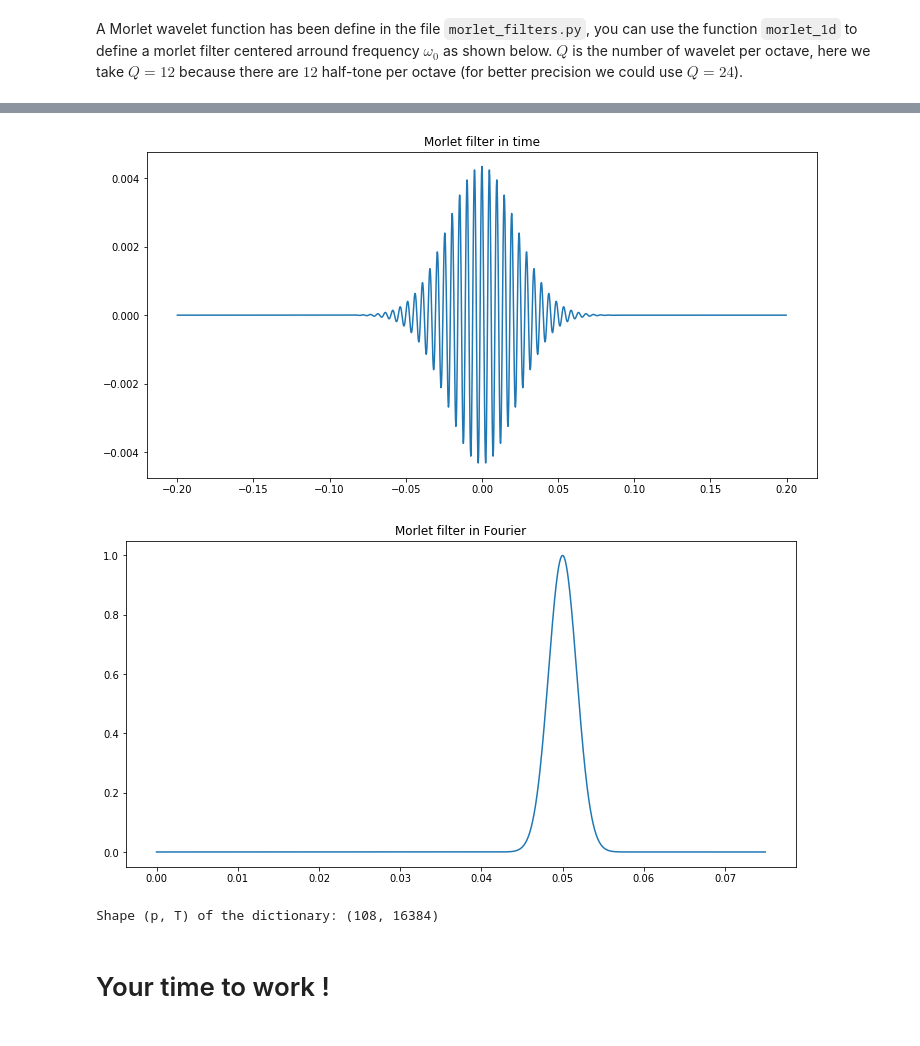
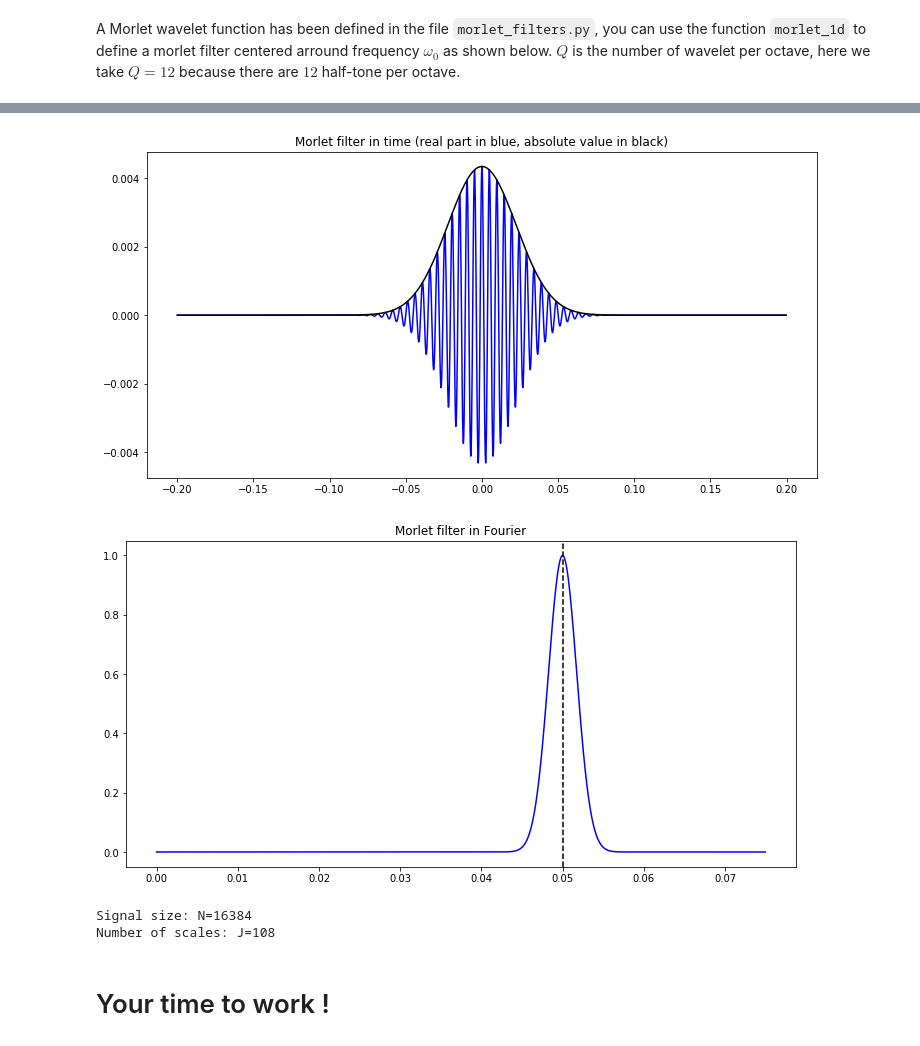
Before and after one commit to gsprochette/TD_gradient_descent_dictionary, a Jupyter notebook: gradient_descent_dictionary.ipynb, the cells around one changed output, grey strips where cells are left out. Cells and saved outputs as stored; diff of their text form; code cells hidden in the pictures.

```diff
--- a/gradient_descent_dictionary.ipynb
+++ b/gradient_descent_dictionary.ipynb
@@ -44,7 +82,7 @@ def figure(width=12, height=6, **kwargs): plt.figure(figsize=(width, height), **
 # %%
-y = np.load("piano_4s_4096.npy")
-y = y / np.max(np.abs(y))  # renormalize so maximum absolute value is 1
-sr = 4096
-Audio(y, rate=sr)
+f = np.load("piano_4s_4096.npy")
+f = f / np.max(np.abs(f))  # renormalize so maximum absolute value is 1
+sr = 4096  # sampling rate, i.e. number of samples per seconds in the recording
+Audio(f, rate=sr)
 # %% [output]
 [interactive output not drawn]
@@ -54,41 +103,55 @@ At this point, we do not know anything but $y_0$ and $h$, and want to reconstruc
 # %%
-T = np.size(y)
+N = np.size(f)
 Q = 12  # number of wavelet per octave
-J = int(np.log(T))  # number of octaves, note that some wavelets here may be to low for us to hear
+J = int(np.log(N))  # number of octaves, note that some wavelets here may be to low for us to hear
 # %% [markdown]
-A Morlet wavelet function has been define in the file `morlet_filters.py`, you can use the function `morlet_1d` to define a morlet filter centered arround frequency $\omega_0$ as shown below. $Q$ is the number of wavelet per octave, here we take $Q=12$ because there are $12$ half-tone per octave (for better precision we could use $Q=24$).
+A Morlet wavelet function has been defined in the file `morlet_filters.py`, you can use the function `morlet_1d` to define a morlet filter centered arround frequency $\omega_0$ as shown below. $Q$ is the number of wavelet per octave, here we take $Q=12$ because there are $12$ half-tone per octave.
 # %%
-omega0 = .05
-morlet_hat = morlet_1d(T, omega0, Q)
+omegaj = .05
+morlet_hat = morlet_1d(N, omegaj, Q)
 morlet = np.fft.ifft(morlet_hat)
 
-display(Audio(np.fft.fftshift(np.real(morlet)), rate=2**12))
+# Make a fidget to be able to listen to the wavelet. The wavelet is shifted by N/2 so it is in one piece.
+display(Audio(np.roll(np.real(morlet), N//2), rate=2**12))
 
 
-dr = int(.2 * sr)  # Display radius, for following plot
+dr = int(.2 * sr)  # Range of x axis
 figure()
-plt.plot(np.arange(-dr, dr)/sr, np.fft.fftshift(np.real(morlet))[T//2 - dr:T//2 + dr])
-plt.title("Morlet filter in time")
+# plot the wavelet function in time domain. It is complex so we plot its real part and its absolute value
+plt.plot(np.arange(-dr, dr)/sr, np.fft.fftshift(np.real(morlet))[N//2 - dr:N//2 + dr], color='b')
+plt.plot(np.arange(-dr, dr)/sr, np.fft.fftshift(np.abs(morlet))[N//2 - dr:N//2 + dr], color='k')
+plt.title("Morlet filter in time (real part in blue, absolute value in black)")
 plt.show()
 
 figure()
-freq = np.fft.fftfreq(T)
-mask = np.logical_and(freq >= 0, freq <= 1.5 * omega0)
-plt.plot(freq[mask], np.abs(morlet_hat)[mask])
+freq = np.fft.fftfreq(N)
+mask = np.logical_and(freq >= 0, freq <= 1.5 * omegaj)  # range of x axis, corresponding to Fourier frequencies omega
+plt.plot(freq[mask], np.abs(morlet_hat)[mask], color='b')  # plot absolute value of wavelet in Fourier domain
+plt.axvline(x=omegaj, color='k', ls='--')
 plt.title("Morlet filter in Fourier")
 plt.show()
 # %% [output]
 [interactive output not drawn]
-[figure, old version]
+[figure, new version]
-[figure, old version]
+[figure, new version]
-# %%
-max_freq = 0.475
-omega0s = [max_freq * np.power(2, -j/Q) for j in range(J*Q)]
-psi_hat = [morlet_1d(T, omega0, Q) for omega0 in omega0s]
-psi_hat = np.stack(psi_hat, axis=0)
-print("Shape (p, T) of the dictionary: {}".format(psi_hat.shape))
-# %% [output]
-Shape (p, T) of the dictionary: (108, 16384)
+# %%
+omega0 = 0.475
+# define the dictionary of wavelet: all morlet parameters omega_j and sigma_j are obtained as dilations of omega_0
+omegajs = [omega0 * np.power(2, -jq/Q) for jq in range(J*Q)]
+
+# from omega_j we can define all wavelets with morlet_1d
+psi_hat = [morlet_1d(N, omegaj, Q) for omegaj in omegajs]
+
+# for each wavelet, take its real part and compute the fourier transform again
+psi = [np.real(np.fft.ifft(psi_h)) for psi_h in psi_hat]
+psi_hat = [np.fft.fft(psi_) for psi_ in psi]
+
+# we stack this list of vectors in order to have a single matrix Phi
+psi_hat = np.stack(psi_hat, axis=0)
+print("Signal size: N={}\nNumber of scales: J={}".format(psi_hat.shape[1], psi_hat.shape[0]))
+# %% [output]
+Signal size: N=16384
+Number of scales: J=108
 # %% [markdown]
 # Your time to work !
 # %% [markdown]
```
Also changed, not shown: parts of 55 cells of this notebook, 1 other file.
